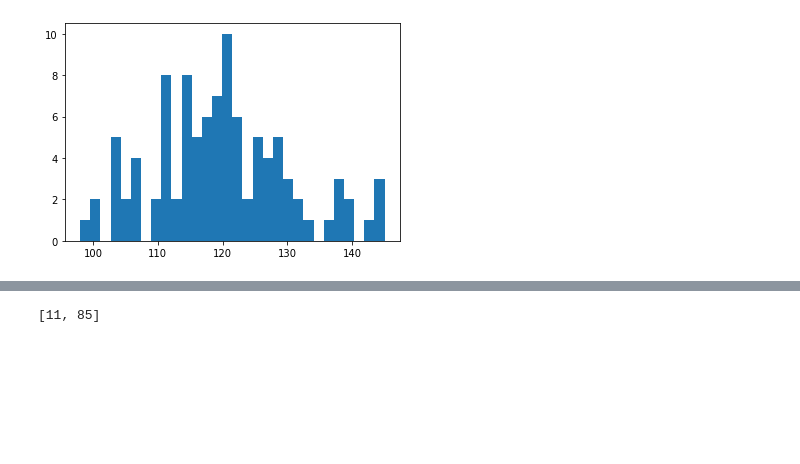
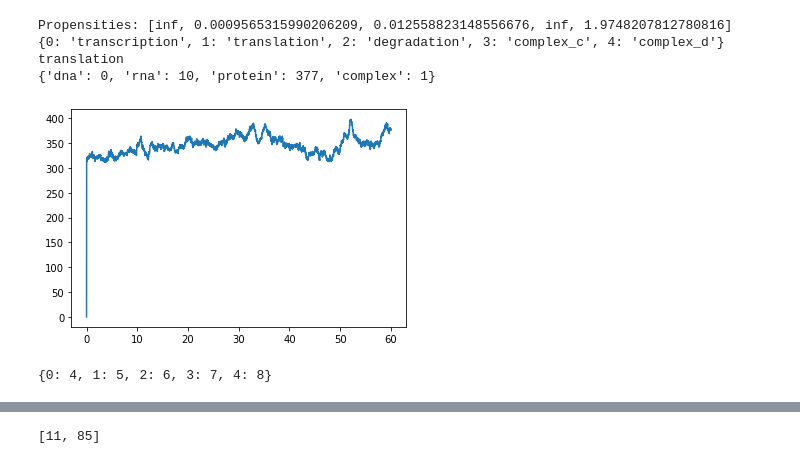
Before and after one commit to SergioPachonDotor/LacI_model, a Jupyter notebook: .code_lab/lab_3_gillespie.ipynb, the cells around one changed output, grey strips where cells are left out. Drawn from its saved outputs; the diff is of its cells as text; code cells hidden in the pictures; blank space fills up the shorter version.

```diff
--- a/.code_lab/lab_3_gillespie.ipynb
+++ b/.code_lab/lab_3_gillespie.ipynb
@@ -91,8 +98,3 @@ Text(0.5, 1.0, 'Time Dynamics')
-# %%
-sim_2 = [Poisson(h=2, tmax=60, dt=0.01).poisson_bd() for i in range(100)]
-plt.hist(sim_2, bins=30);
-# %% [output]
-[figure, removed]
 # %%
 def state_reactions(self, species=1):
     """ Input:
@@ -166,3 +239,50 @@ class Gillespie:
+# %%
+
+
+species = {
+            'dna': 1,
+            'rna': 0,
+            'protein': 0,
+            'complex': 0
+            }
+
+propensities = {
+                'trc_c':    0.3,
+                'trl_c':    10.02,
+                'pdeg_d':   np.log(2)/2.5,
+                'cmplx_c':  np.log(2)/60,
+                'cmplx_d':  0.3
+            }
+
+reactions = {
+            'transcription': ['trc_c', 'dna'],
+            'translation':   ['trl_c', 'rna'],
+            'degradation':   ['pdeg_d', 'protein'],
+            'complex_c':     ['cmplx_c', 'dna', 'protein'],
+            'complex_d':     ['cmplx_d', 'complex']
+            }
+
+q = {
+        'transcription': {'create': ['rna'],            'destroy': [None]},
+        'translation':   {'create': ['protein'],        'destroy': [None]},
+        'degradation':   {'create': [None],             'destroy': ['protein']},
+        'complex_c':     {'create': ['complex'],        'destroy': ['dna', 'protein']},
+        'complex_d':     {'create': ['dna', 'protein'], 'destroy': ['complex']}
+    }
+# %%
+model_2 = ReactionModel(reactions=reactions,species=species, propensities=propensities, q=q)
+Gillespie(tmax=60, sampling_time=0.01,reaction_model = model_2).simulate();
+# %% [output]
+Propensities: [inf, 0.0009565315990206209, 0.012558823148556676, inf, 1.9748207812780816]
+{0: 'transcription', 1: 'translation', 2: 'degradation', 3: 'complex_c', 4: 'complex_d'}
+translation
+{'dna': 0, 'rna': 10, 'protein': 377, 'complex': 1}
+[figure, added]
+# %%
+x = [4,5,6,7,8]
+dict(enumerate(x))
+# %% [output]
+{0: 4, 1: 5, 2: 6, 3: 7, 4: 8}
 # %%
 kr=100
 gammar=10
```
Also changed, not shown: parts of 13 cells of this notebook, 1 other file.
